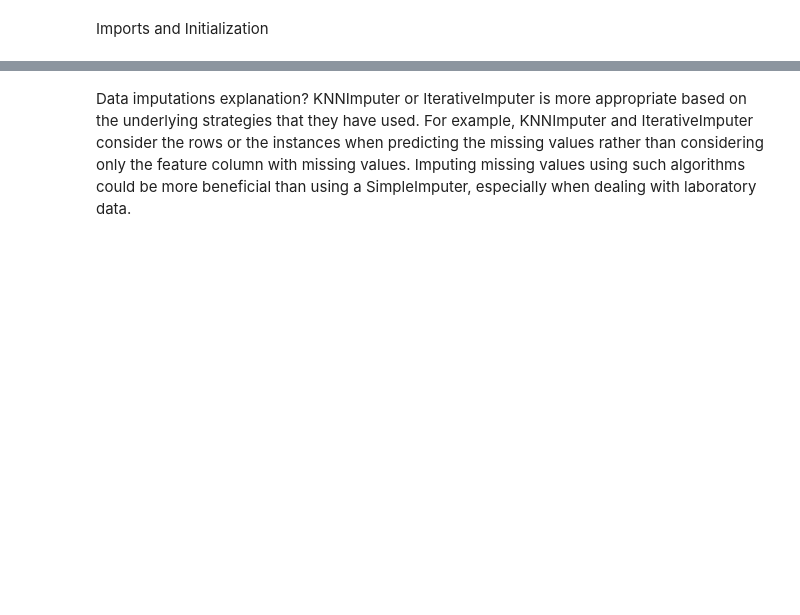
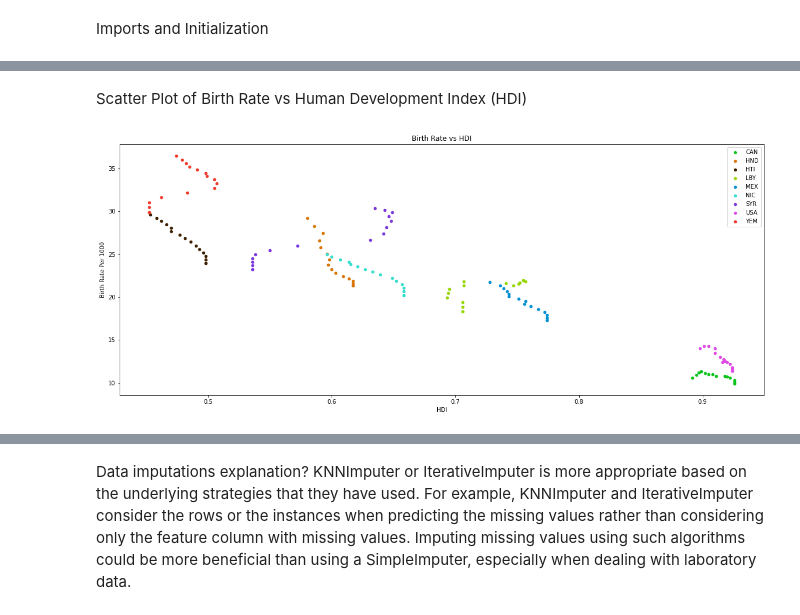
Before and after one commit to chrisvenczel/DataScience_DataMining, a Jupyter notebook: WorkBook.ipynb, the cells around one changed output, grey strips where cells are left out. Saved outputs shown, nothing was run; the diff lists cells and outputs as text; code cells hidden in the pictures; blank space fills up the shorter version.

```diff
--- a/WorkBook.ipynb
+++ b/WorkBook.ipynb
@@ -107,0 +98,35 @@ hello
+# %% [markdown]
+Scatter Plot of Birth Rate vs Human Development Index (HDI)
+# %%
+fig, ax = plt.subplots(figsize=(20, 8))
+
+colorKey = {
+  "CAN": "#08c418",
+  "HND": "#d97400",
+  "HTI": "#3b1f00",
+  "LBY": "#96d600",
+  "MEX": "#008fd6",
+  "NIC": "#35decd",
+  "SYR": "#7935de",
+  "USA": "#e049e6",
+  "YEM": "#f03929"
+}
+
+# Iterate through the countries and show the key indicator over time
+for key, group in keyIndicators.groupby(['country_code']):
+  ax = group.plot(color=colorKey[key], logy=False, ax=ax, kind='scatter', x='human_development_index', y='birth_rate_per_1000', label=str(key)) # increase clarity of label
+
+# The labels are used to define the legend. Move the legend to the upper right.
+plt.legend(loc='upper right')
+
+# Define the name of the axes.
+plt.xlabel("HDI")
+plt.ylabel("Birth Rate Per 1000")
+
+# Title the figure.
+plt.title("Birth Rate vs HDI")
+
+# Plot the figure
+plt.show()
+# %% [output]
+[figure, added]
```
Also changed, not shown: parts of 13 cells of this notebook.
